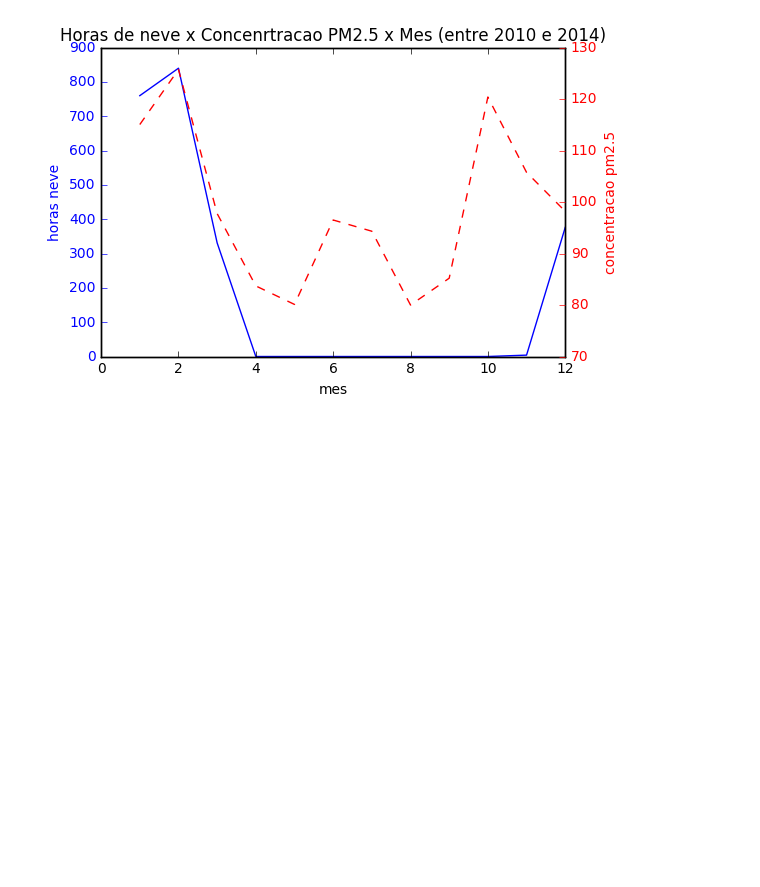
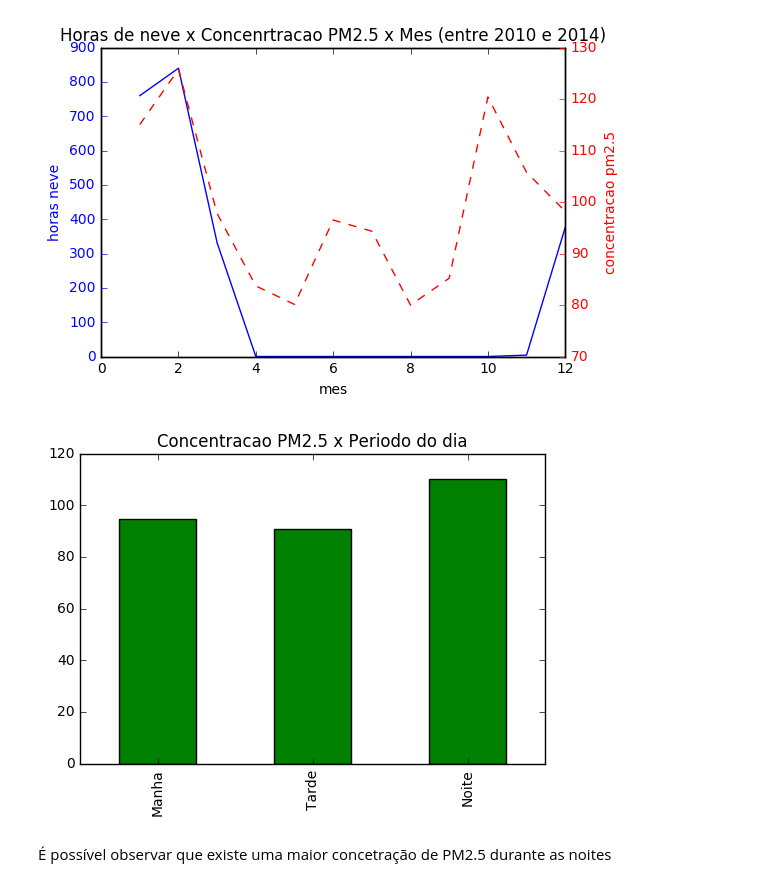
Before and after one commit to fredericobraga85/Big-Data, a Jupyter notebook: Análise Dados/Avaliação - Frederico Luz Braga.ipynb, the cells around one changed output. Cells and saved outputs as stored; diff of their text form; code cells hidden in the pictures; blank space fills up the shorter version.

```diff
--- a/Análise Dados/Avaliação - Frederico Luz Braga.ipynb
+++ b/Análise Dados/Avaliação - Frederico Luz Braga.ipynb
@@ -200,3 +254,26 @@ fig.tight_layout()
 plt.show()
 # %% [output]
 [figure]
+# %%
+# Análise de concentração de PM2.5 quanto à estação do ano\
+
+
+manha = [5 , 6, 7, 8, 9,10,11,12]
+tarde = [13,14,15,16,17,18,19,20]
+noite = [21,22,23,0 , 1, 2, 3, 4]
+
+df_manha   = data.groupby(['hour']).mean()[['pm2.5']].loc[manha].mean()
+df_tarde   = data.groupby(['hour']).mean()[['pm2.5']].loc[tarde].mean()
+df_noite   = data.groupby(['hour']).mean()[['pm2.5']].loc[noite].mean()
+
+df = pd.DataFrame(l)
+
+df.plot.bar(legend=False, color='g');
+ind = np.arange(3)
+plt.xticks(ind, ('Manha', 'Tarde', 'Noite'))
+plt.title('Concentracao PM2.5 x Periodo do dia')
+plt.show()
+# %% [output]
+[figure, added]
+# %% [markdown]
+É possível observar que existe uma maior concetração de PM2.5 durante as noites
```
Also changed, not shown: parts of 6 cells of this notebook.
